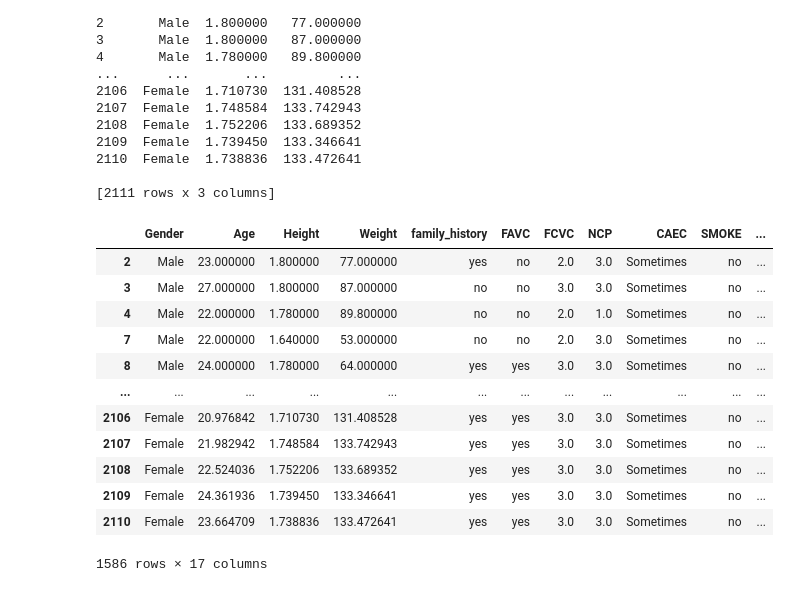
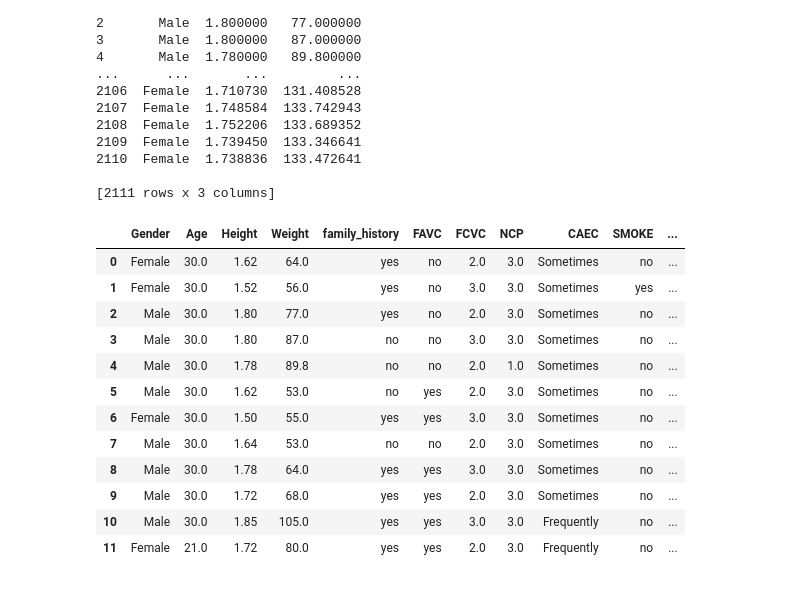
Before and after one commit to saswatisamal/PythonWithGenAI, a Jupyter notebook: pandas.ipynb, the cells around one changed output. Saved outputs shown, nothing was run; the diff lists cells and outputs as text; code cells hidden in the pictures.

```diff
--- a/pandas.ipynb
+++ b/pandas.ipynb
@@ -155,26 +155,35 @@ print(obesity_data[['Gender','Height','Weight']])
 # %%
 #Find all the elements where height is greater than 1.62
 obesity_data.head(10)
 obesity_data.loc[obesity_data['Height']>1.62]
 
 
 #Find all the elements where height is greater than 1.62 and weight>50
 obesity_data.head(10)
 obesity_data.loc[(obesity_data['Height'] > 1.62) & (obesity_data['Weight'] > 50)]
 
 #We can remove loc option as well
 obesity_data[(obesity_data['Height'] > 1.62) & (obesity_data['Weight'] > 50)]
+
+obesity_data.loc[0:10]
+#Update the age to 25 in 1st row
+obesity_data.at[0,'Age']=25
+
+#Update group of data
+obesity_data.loc[0:10,'Age']=30
+
+obesity_data.loc[0:11]
 # %% [output]
 |  | Gender | Age | Height | Weight | family_history | FAVC | FCVC | NCP | CAEC | SMOKE | ... |
-| 2 | Male | 23.000000 | 1.800000 | 77.000000 | yes | no | 2.0 | 3.0 | Sometimes | no | ... |
-| 3 | Male | 27.000000 | 1.800000 | 87.000000 | no | no | 3.0 | 3.0 | Sometimes | no | ... |
-| 4 | Male | 22.000000 | 1.780000 | 89.800000 | no | no | 2.0 | 1.0 | Sometimes | no | ... |
-| 7 | Male | 22.000000 | 1.640000 | 53.000000 | no | no | 2.0 | 3.0 | Sometimes | no | ... |
-| 8 | Male | 24.000000 | 1.780000 | 64.000000 | yes | yes | 3.0 | 3.0 | Sometimes | no | ... |
-| ... | ... | ... | ... | ... | ... | ... | ... | ... | ... | ... | ... |
-| 2106 | Female | 20.976842 | 1.710730 | 131.408528 | yes | yes | 3.0 | 3.0 | Sometimes | no | ... |
-| 2107 | Female | 21.982942 | 1.748584 | 133.742943 | yes | yes | 3.0 | 3.0 | Sometimes | no | ... |
-| 2108 | Female | 22.524036 | 1.752206 | 133.689352 | yes | yes | 3.0 | 3.0 | Sometimes | no | ... |
-| 2109 | Female | 24.361936 | 1.739450 | 133.346641 | yes | yes | 3.0 | 3.0 | Sometimes | no | ... |
-| 2110 | Female | 23.664709 | 1.738836 | 133.472641 | yes | yes | 3.0 | 3.0 | Sometimes | no | ... |
+| 0 | Female | 30.0 | 1.62 | 64.0 | yes | no | 2.0 | 3.0 | Sometimes | no | ... |
+| 1 | Female | 30.0 | 1.52 | 56.0 | yes | no | 3.0 | 3.0 | Sometimes | yes | ... |
+| 2 | Male | 30.0 | 1.80 | 77.0 | yes | no | 2.0 | 3.0 | Sometimes | no | ... |
+| 3 | Male | 30.0 | 1.80 | 87.0 | no | no | 3.0 | 3.0 | Sometimes | no | ... |
+| 4 | Male | 30.0 | 1.78 | 89.8 | no | no | 2.0 | 1.0 | Sometimes | no | ... |
+| 5 | Male | 30.0 | 1.62 | 53.0 | no | yes | 2.0 | 3.0 | Sometimes | no | ... |
+| 6 | Female | 30.0 | 1.50 | 55.0 | yes | yes | 3.0 | 3.0 | Sometimes | no | ... |
+| 7 | Male | 30.0 | 1.64 | 53.0 | no | no | 2.0 | 3.0 | Sometimes | no | ... |
+| 8 | Male | 30.0 | 1.78 | 64.0 | yes | yes | 3.0 | 3.0 | Sometimes | no | ... |
+| 9 | Male | 30.0 | 1.72 | 68.0 | yes | yes | 2.0 | 3.0 | Sometimes | no | ... |
+| 10 | Male | 30.0 | 1.85 | 105.0 | yes | yes | 3.0 | 3.0 | Frequently | no | ... |
+| 11 | Female | 21.0 | 1.72 | 80.0 | yes | yes | 2.0 | 3.0 | Frequently | no | ... |
-1586 rows × 17 columns
```
Also changed, not shown: parts of 3 cells of this notebook.
